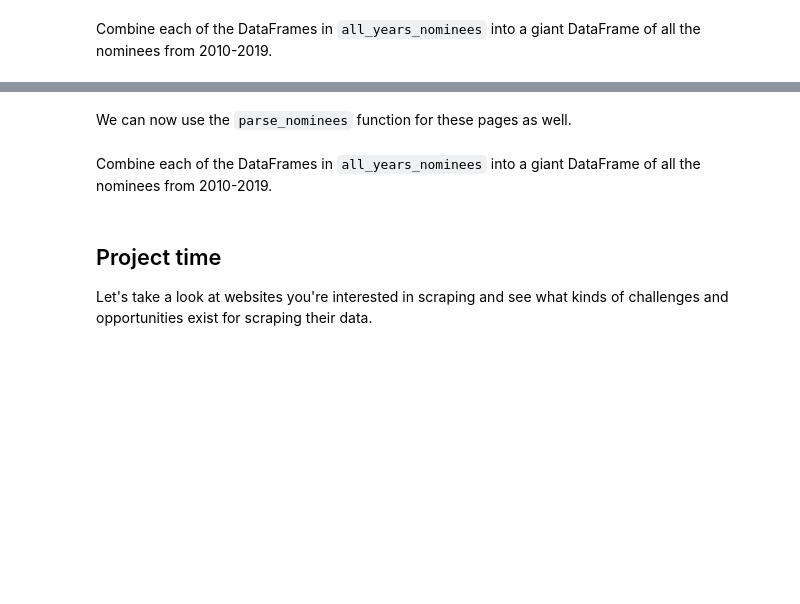
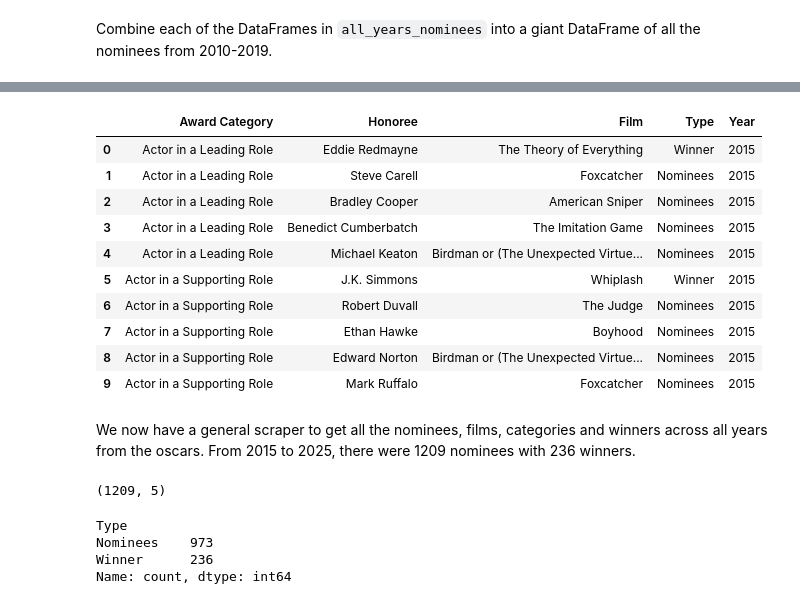
Before and after one commit to zhonghengzhang-ucla/stat418-tools-in-datascience-2025, a Jupyter notebook: week-4/jupyter_build/Class_02_Scraping_HTML_with_requests_BeautifulSoup.ipynb, the cells around one changed output, grey strips where cells are left out. Saved outputs shown, nothing was run; the diff lists cells and outputs as text; code cells hidden in the pictures; blank space fills up the shorter version.

```diff
--- a/week-4/jupyter_build/Class_02_Scraping_HTML_with_requests_BeautifulSoup.ipynb
+++ b/week-4/jupyter_build/Class_02_Scraping_HTML_with_requests_BeautifulSoup.ipynb
@@ -708,4 +542,4 @@ The core part of the iterating strategy is simply using Python's [`range`](https
 # %%
-for year in range(2010,2020):
+for year in range(2015,2025):
     sleep(1)
     print('https://www.oscars.org/oscars/ceremonies/{0}'.format(year))
@@ -714,27 +556,0 @@ We defined a function `parse_nominees` above that takes the "true groups" of nom
-# %%
-# Create an empty list to store the data we get
-all_years_nominees = dict()
-
-# For each year starting in 2010 until 2019
-for year in range(2010,2020):
-
-    # Pause for a second between each request
-    sleep(1)
-
-    # Get the raw HTML
-    year_raw_html = requests.get('https://www.oscars.org/oscars/ceremonies/{0}'.format(year)).text
-
-    # Soup-ify
-    year_souped_html = BeautifulSoup(year_raw_html)
-
-    # Get the parent group
-    year_parent_group = year_souped_html.find_all('div',{'id':'quicktabs-tabpage-honorees-0'})
-
-    # Get the true groups under the parent group
-    year_true_groups = year_parent_group[0].find_all('div',{'class':'view-grouping'})
-
-    # Use our parsing function, passing the year from above
-    year_nominees = parse_nominees(year_true_groups,year)
-
-    # Convert the year_nominees to a DataFrame and add them to all_years_nominees
-    all_years_nominees[year] = pd.DataFrame(year_nominees)
@@ -778,2 +609,0 @@ for a in oscars2019_years_a[-10:]:
-# %% [markdown]
-We can now use the `parse_nominees` function for these pages as well.
@@ -814,2 +609,0 @@ for a in oscars2019_years_a[-10:]:
-# %% [markdown]
-Combine each of the DataFrames in `all_years_nominees` into a giant DataFrame of all the nominees from 2010-2019.
@@ -819,4 +610,37 @@ all_years_nominees_df.reset_index(drop=True).head(10)
-# %% [markdown]
-## Project time
-
-Let's take a look at websites you're interested in scraping and see what kinds of challenges and opportunities exist for scraping their data.
+# %%
+# Create an empty list to store the data we get
+all_years_nominees = dict()
+
+# For each year starting in 2015 until 2025
+for year in range(2015,2025):
+
+    # Convert the year_nominees to a DataFrame and add them to all_years_nominees
+    all_years_nominees[year] = get_nominees(year)
+
+all_years_nominees_df = pd.concat(all_years_nominees)
+all_years_nominees_df.reset_index(drop=True).head(10)
+# %% [output]
+|  | Award Category | Honoree | Film | Type | Year |
+| 0 | Actor in a Leading Role | Eddie Redmayne | The Theory of Everything | Winner | 2015 |
+| 1 | Actor in a Leading Role | Steve Carell | Foxcatcher | Nominees | 2015 |
+| 2 | Actor in a Leading Role | Bradley Cooper | American Sniper | Nominees | 2015 |
+| 3 | Actor in a Leading Role | Benedict Cumberbatch | The Imitation Game | Nominees | 2015 |
+| 4 | Actor in a Leading Role | Michael Keaton | Birdman or (The Unexpected Virtue... | Nominees | 2015 |
+| 5 | Actor in a Supporting Role | J.K. Simmons | Whiplash | Winner | 2015 |
+| 6 | Actor in a Supporting Role | Robert Duvall | The Judge | Nominees | 2015 |
+| 7 | Actor in a Supporting Role | Ethan Hawke | Boyhood | Nominees | 2015 |
+| 8 | Actor in a Supporting Role | Edward Norton | Birdman or (The Unexpected Virtue... | Nominees | 2015 |
+| 9 | Actor in a Supporting Role | Mark Ruffalo | Foxcatcher | Nominees | 2015 |
+# %% [markdown]
+We now have a general scraper to get all the nominees, films, categories and winners across all years from the oscars.  From 2015 to 2025, there were 1209 nominees with 236 winners.
+# %%
+all_years_nominees_df.shape
+# %% [output]
+(1209, 5)
+# %%
+all_years_nominees_df.Type.value_counts()
+# %% [output]
+Type
+Nominees    973
+Winner      236
+Name: count, dtype: int64
```
Also changed, not shown: parts of 78 cells of this notebook.
